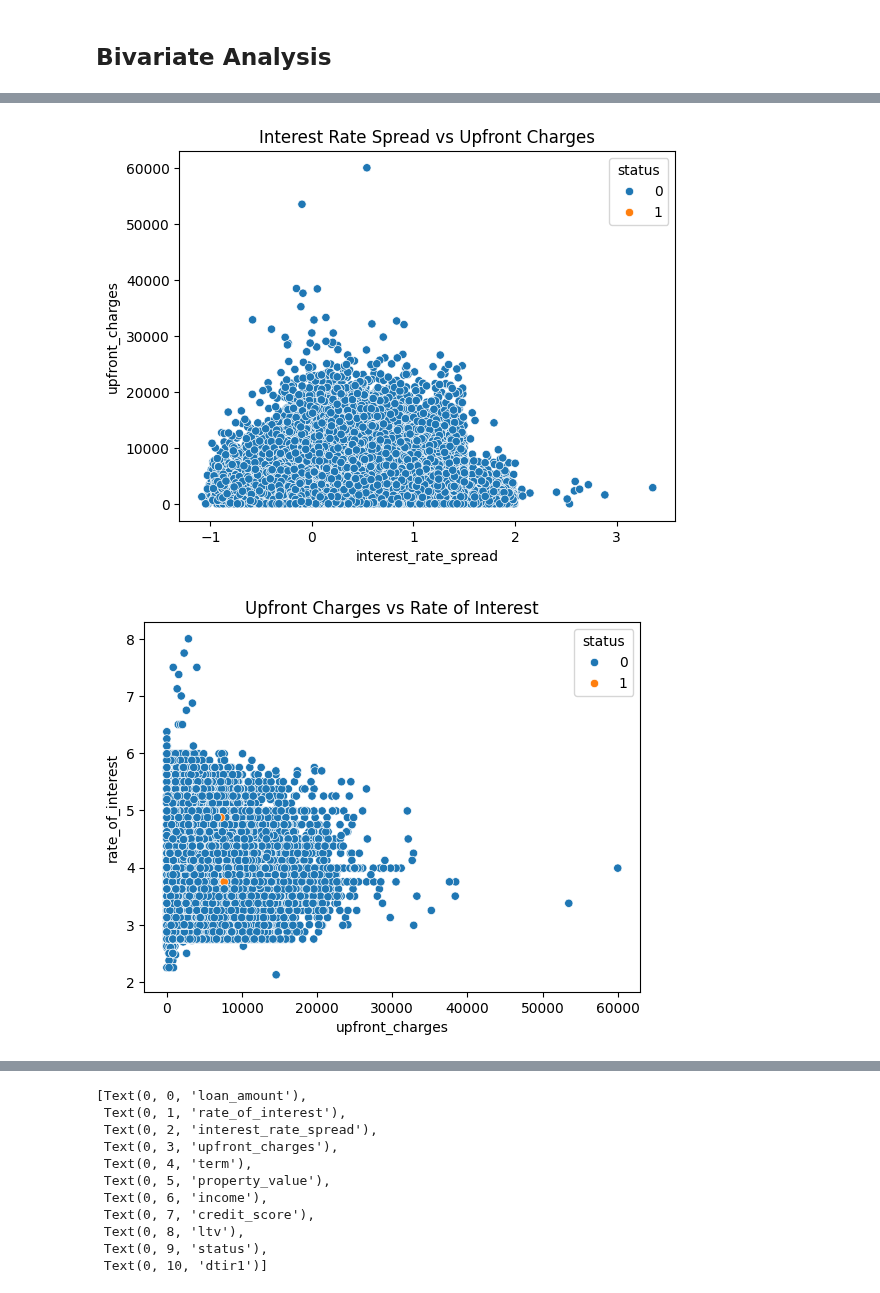
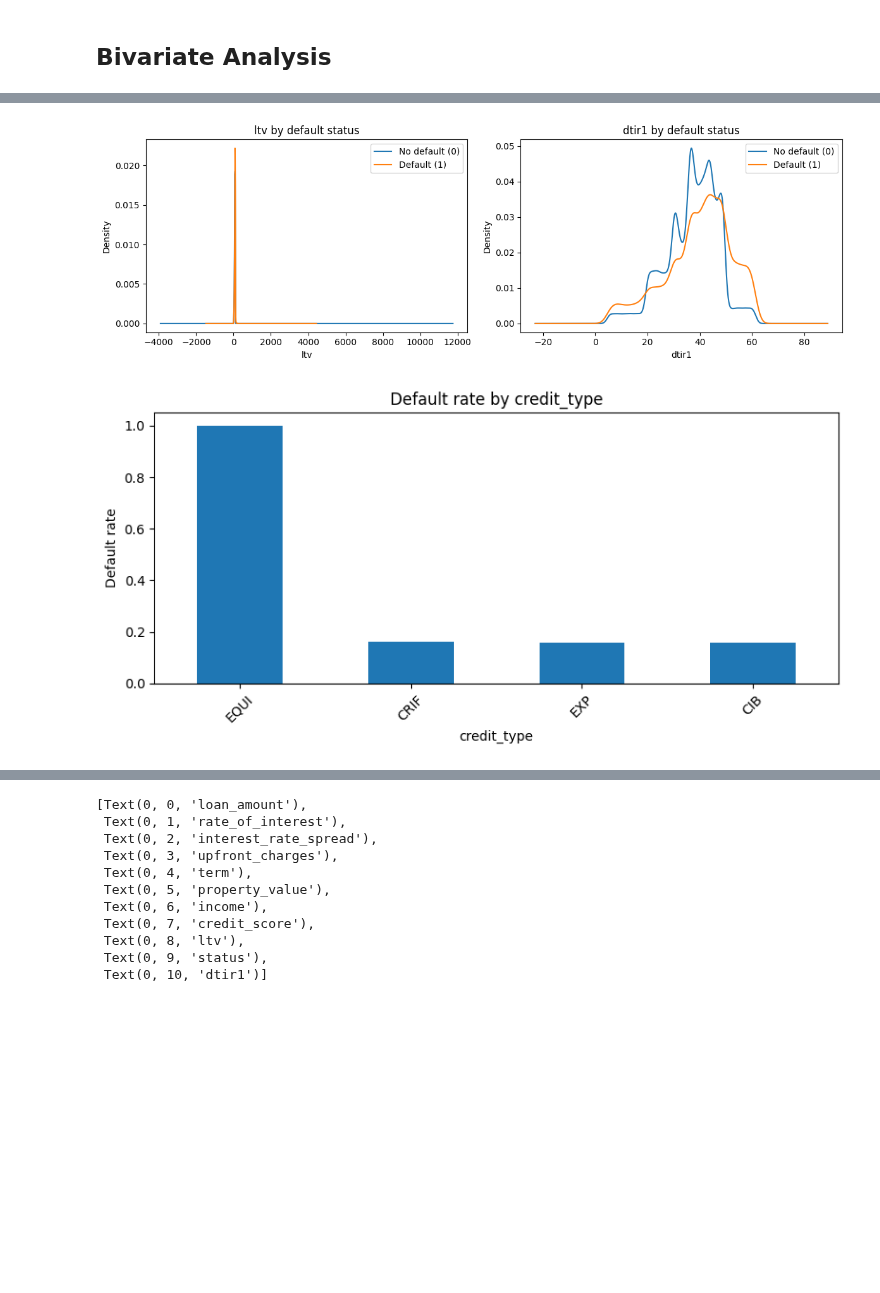
Before and after one commit to sanjxksl/credit-risk-counterfactual, a Jupyter notebook: notebooks/EDA.ipynb, the cells around one changed output, grey strips where cells are left out. Saved outputs shown, nothing was run; the diff lists cells and outputs as text; code cells hidden in the pictures; blank space fills up the shorter version.

```diff
--- a/notebooks/EDA.ipynb
+++ b/notebooks/EDA.ipynb
@@ -470,7 +510,13 @@ for col in categorical_cols:
 # %%
-# Examining the relationship between some of the variables with the most missing values
+# Distribution of loan_amount by default status.
+fig, axes = plt.subplots(1, 3, figsize=(15, 4))
 
-sns.scatterplot(x = 'interest_rate_spread', y = 'rate_of_interest', hue = 'status', data = df)
-plt.title('Interest Rate Spread vs Rate of Interest')
+for ax, col in zip(axes, ['loan_amount', 'income', 'property_value']):
+    df.groupby('status')[col].plot(kind='kde', ax=ax, legend=True)
+    ax.set_title(f'{col} by default status')
+    ax.set_xlabel(col)
+    ax.legend(['No default (0)', 'Default (1)'])
+
+plt.tight_layout()
 plt.show()
 # %% [output]
@@ -478,12 +524,27 @@ plt.show()
 # %%
-sns.scatterplot(x = 'interest_rate_spread', y = 'upfront_charges', hue = 'status', data = df)
-plt.title('Interest Rate Spread vs Upfront Charges')
+# Distribution of ltv and dtir1 by default status.
+fig, axes = plt.subplots(1, 2, figsize=(12, 4))
+
+for ax, col in zip(axes, ['ltv', 'dtir1']):
+    df.groupby('status')[col].plot(kind='kde', ax=ax, legend=True)
+    ax.set_title(f'{col} by default status')
+    ax.set_xlabel(col)
+    ax.legend(['No default (0)', 'Default (1)'])
+
+plt.tight_layout()
 plt.show()
 # %% [output]
-[figure, old version]
+[figure, new version]
 # %%
-sns.scatterplot(x = 'upfront_charges', y = 'rate_of_interest', hue = 'status', data = df)
-plt.title('Upfront Charges vs Rate of Interest')
+# Default rate by credit_type.
+# credit_type is the strongest categorical predictor identified in logistic regression.
+default_by_credit_type = df.groupby('credit_type')['status'].mean().sort_values(ascending=False)
+default_by_credit_type.plot(kind='bar', figsize=(8, 4))
+plt.title('Default rate by credit_type')
+plt.ylabel('Default rate')
+plt.xlabel('credit_type')
+plt.xticks(rotation=45)
+plt.tight_layout()
 plt.show()
 # %% [output]
-[figure, old version]
+[figure, new version]
```
Also changed, not shown: parts of 39 cells of this notebook, 13 other files.
